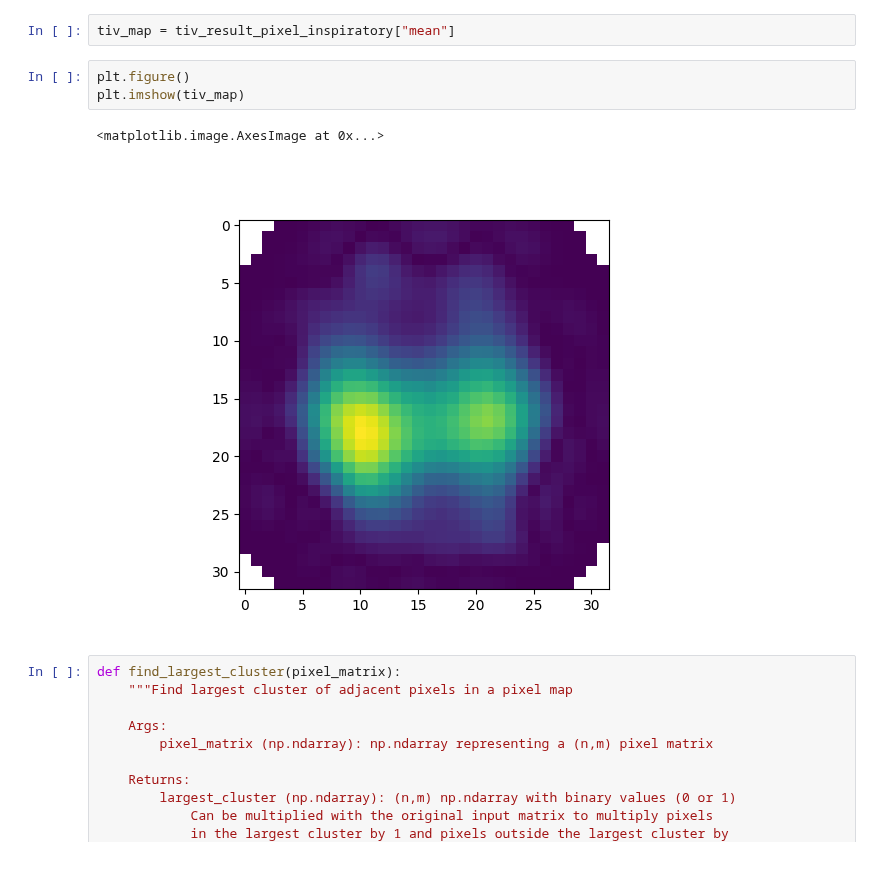
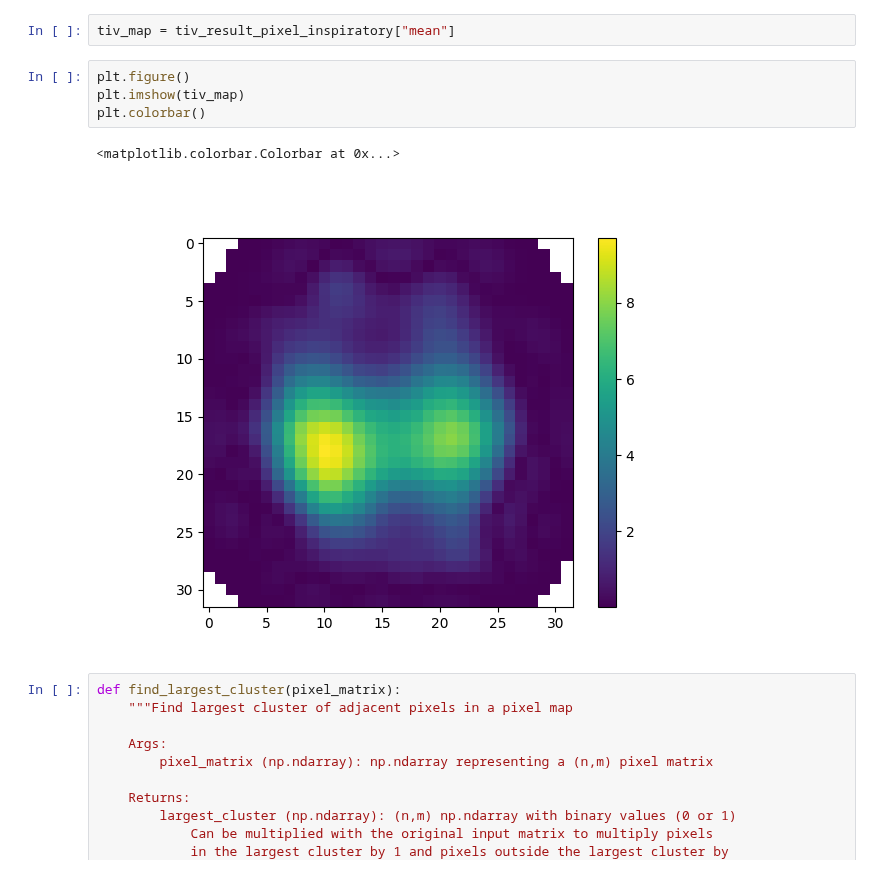
Before and after one commit to EIT-ALIVE/eitprocessing, a Jupyter notebook: notebooks/lung_segmentation_figure.ipynb, the cells around one changed output. Drawn from its saved outputs; the diff is of its cells as text.

```diff
--- a/notebooks/lung_segmentation_figure.ipynb
+++ b/notebooks/lung_segmentation_figure.ipynb
@@ -74,9 +74,10 @@ tiv_map = tiv_result_pixel_inspiratory["mean"]
 # %%
 plt.figure()
 plt.imshow(tiv_map)
+plt.colorbar()
 # %% [output]
-<matplotlib.image.AxesImage at 0x...>
+<matplotlib.colorbar.Colorbar at 0x...>
-[figure, old version]
+[figure, new version]
 # %%
 def find_largest_cluster(pixel_matrix):
     """Find largest cluster of adjacent pixels in a pixel map
```
Also changed, not shown: parts of 5 cells of this notebook.
